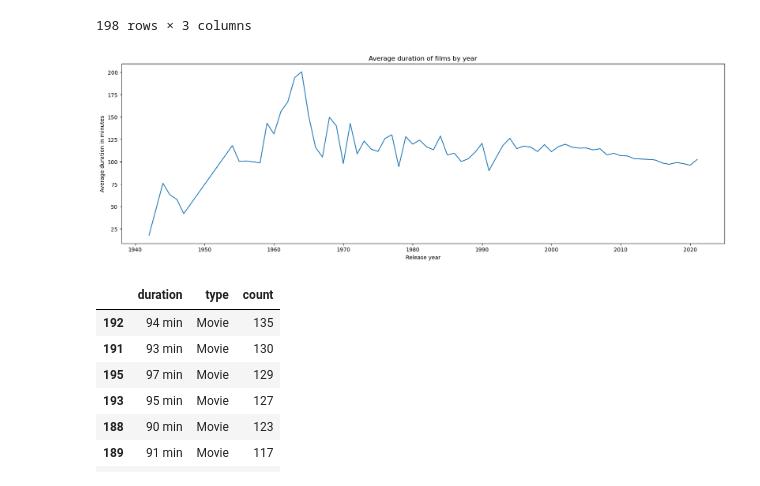
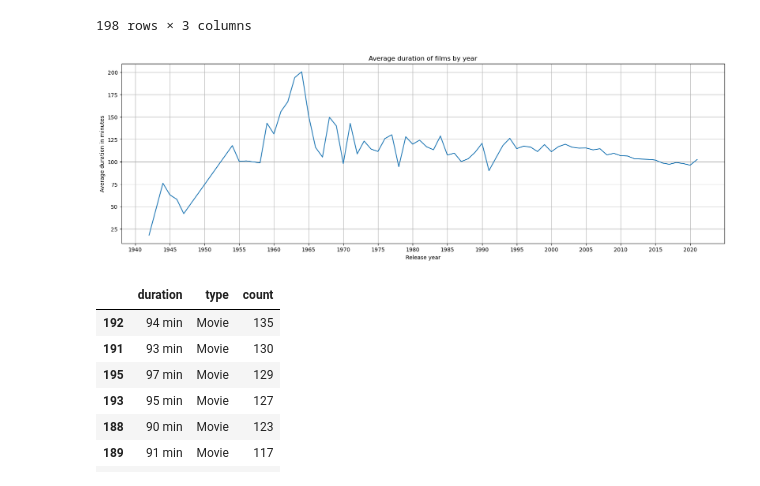
Before and after one commit to zafchiel/datas-notebooks, a Jupyter notebook: netflix/analysis.ipynb, the cells around one changed output. Saved outputs shown, nothing was run; the diff lists cells and outputs as text; code cells hidden in the pictures.

Commit message:
improve netflix charts

```diff
--- a/netflix/analysis.ipynb
+++ b/netflix/analysis.ipynb
@@ -236,16 +236,18 @@ durations
 # %%
 movies = netflix[netflix['type'] == 'Movie']
 movies.loc[:, 'duration'] = movies['duration'].str[:-4].astype(int)
 
 duration_by_year = movies.groupby('release_year')['duration'].mean()
 duration_by_year.plot(figsize=(20,6))
 plt.title('Average duration of films by year')
 plt.ylabel('Average duration in minutes')
 plt.xlabel('Release year')
+plt.grid()
+plt.xticks(list(range(1940, 2025, 5)))
 
 plt.show()
 # %% [output]
-[figure, old version]
+[figure, new version]
 # %%
 movie_durations = durations[durations['type'] == 'Movie'].sort_values(by='count', ascending=False).iloc[0:10]
 movie_durations
```
